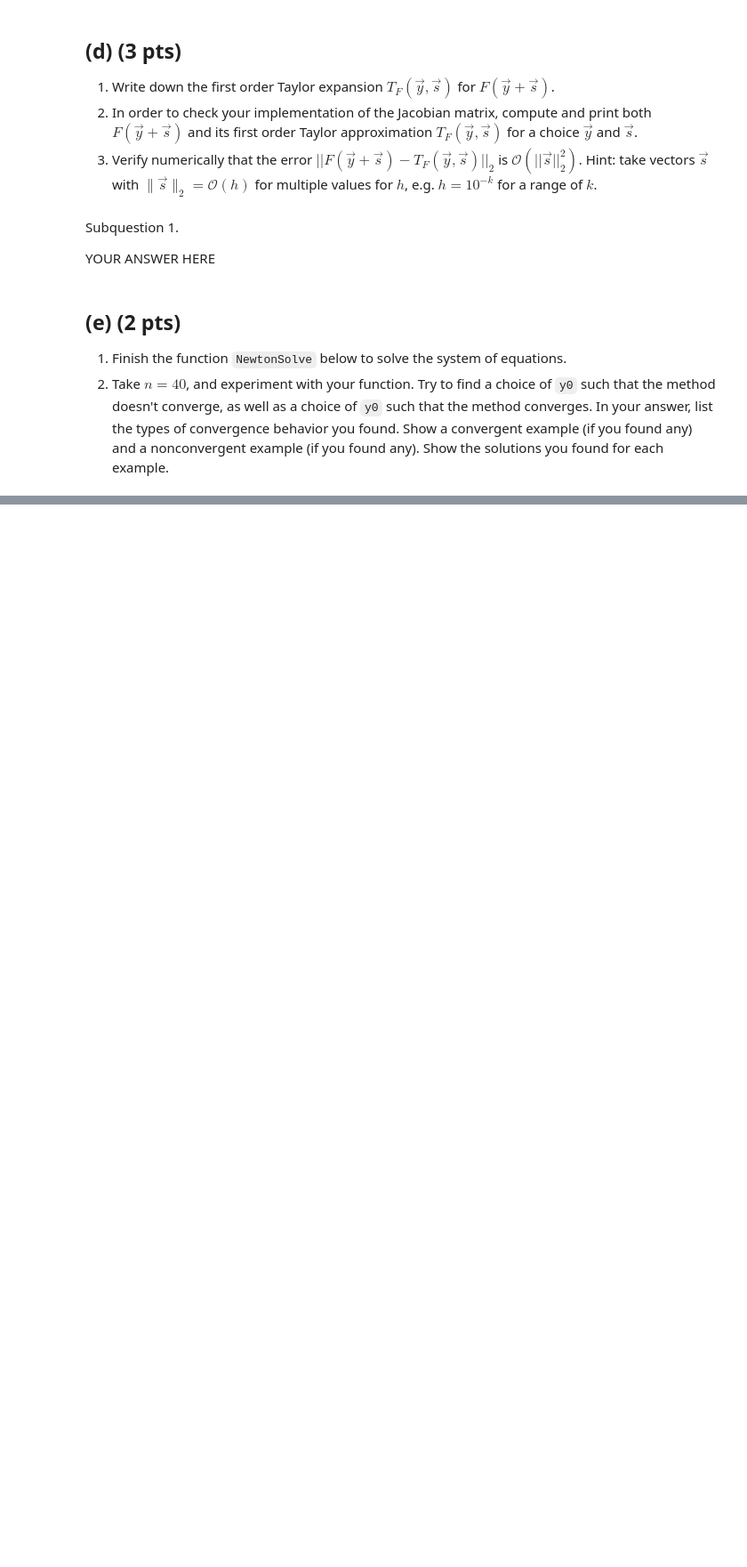
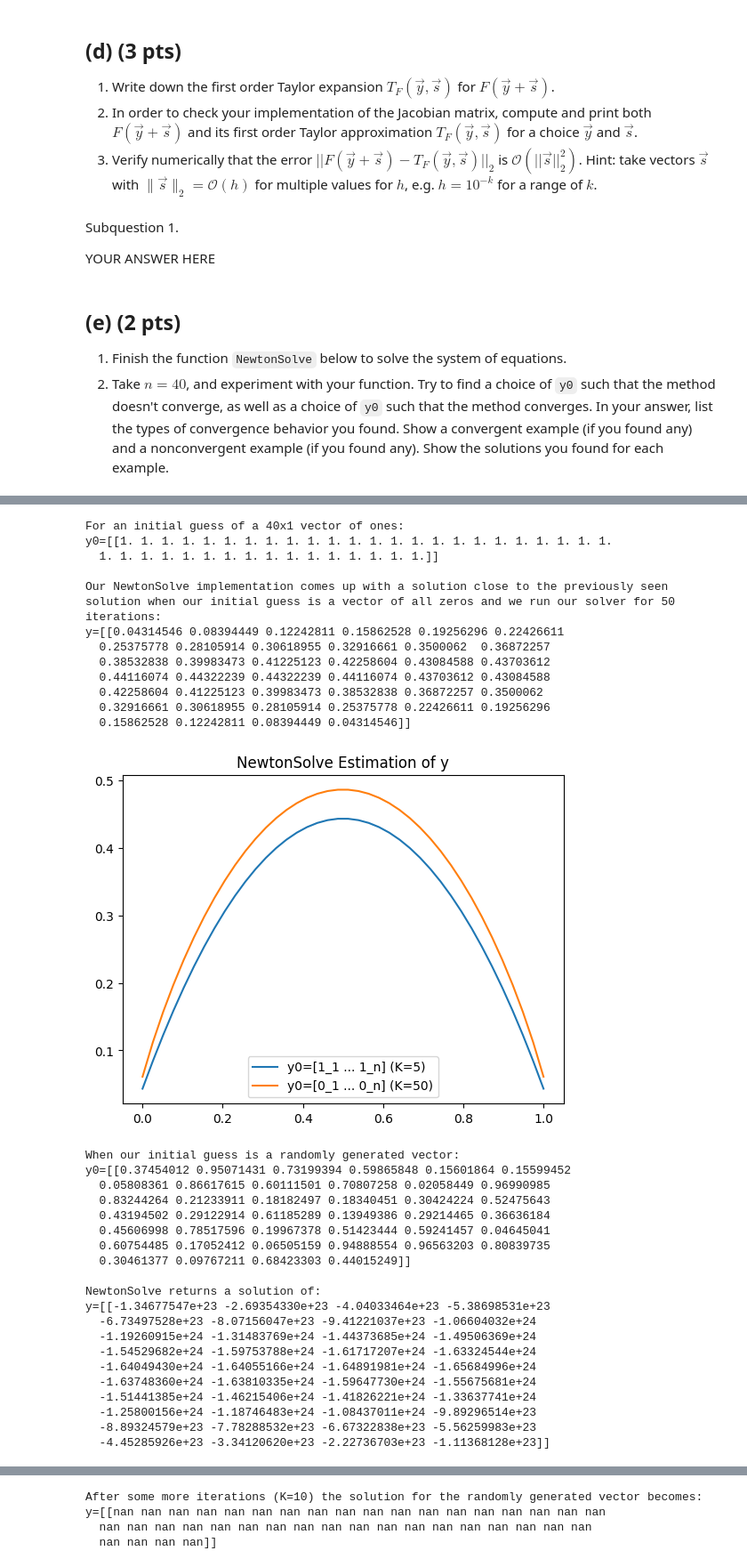
Before and after one commit to aM0NKE/NumericalAlgorithms, a Jupyter notebook: hw4_2022.ipynb, the cells around one changed output, grey strips where cells are left out. Shown at 89% size. Cells and saved outputs as stored; diff of their text form; code cells hidden in the pictures; blank space fills up the shorter version.

```diff
--- a/hw4_2022.ipynb
+++ b/hw4_2022.ipynb
@@ -258,12 +257,11 @@ def JacobianF(y):
             elif i == j + 1:
                 diagonals[1].append(1.0 / h2)
             # if one below diagonal of J (append partial derivative of yi-1)
-            elif j == i + 1:
+            elif i == j - 1:
                 diagonals[2].append(1.0 / h2)
 
     # create sparse (off)diagonal matrix
     JFy = diags(diagonals, [0, 1, -1])
-
     return JFy
 
 print("For y={}\n".format(y.reshape(1,n)))
@@ -325,11 +323,12 @@ def NewtonSolve(y0, K):
 
     return y
 
-n = 10
+n = 40
 y0 = np.zeros([n,1])
 K = 50
 y = NewtonSolve(y0, K)
-print("After {} iterations our NewtonSolve implementation came up with this solution:\n y={}".format(K, y))
-print("\nIf you use our found solution as an input for F(y) you obtain:\n F(y)={}".format(F(y)))
+print("With our initial guess:\ny0={}\n".format(y0.reshape(1,n)))
+print("After {} iterations our NewtonSolve implementation came up with this solution:\ny={}\n".format(K, y.reshape(1,n)))
+print("If you use our found solution as an input for F(y) you obtain:\nF(y)={}\n".format(F(y).reshape(1,n)))
 print("This is close to being a zero-vector, thus we assume our implementation is correct.")
 # %% [output]
@@ -355,0 +352,63 @@ This is close to being a zero-vector, thus we assume our implementation is corre
+# %%
+# Subquestion 2, code part
+n = 40
+K = 5
+
+# initial guess that converges;
+conv_y0 = np.ones([n,1])
+# and one that doesn't
+np.random.seed(42)
+noConv_y0 = np.random.rand(n,1)
+
+results = []
+for y0 in [conv_y0, noConv_y0]:
+    results.append(NewtonSolve(y0, K))
+
+print("For an initial guess of a {}x1 vector of ones: \ny0={}\n".format(n,conv_y0.reshape(1,n)))
+print("Our NewtonSolve implementation comes up with a solution close to the previously seen solution when our initial guess is a vector of all zeros and we run our solver for 50 iterations: \ny={}\n".format(results[0].reshape(1,n)))
+plt.plot(np.linspace(0,1,n), results[0], label="y0=[1_1 ... 1_n] (K=5)")
+plt.plot(np.linspace(0,1,n), y, label="y0=[0_1 ... 0_n] (K=50)")
+plt.title("NewtonSolve Estimation of y")
+plt.legend()
+plt.show()
+print("When our initial guess is a randomly generated vector: \ny0={}\n".format(noConv_y0.reshape(1,n)))
+print("NewtonSolve returns a solution of: \ny={}".format(results[1].reshape(1,n)))
+plt.plot(np.linspace(0,1,n), results[1], label="y0=[rand_1 ... rand_n] (K=5)", c='red')
+plt.title("NewtonSolve Estimation of y")
+plt.legend()
+plt.show()
+print("After some more iterations (K={}) the solution for the randomly generated vector becomes: \ny={}".format(10, NewtonSolve(noConv_y0, 10).reshape(1,n)))
+# %% [output]
+For an initial guess of a 40x1 vector of ones:
+y0=[[1. 1. 1. 1. 1. 1. 1. 1. 1. 1. 1. 1. 1. 1. 1. 1. 1. 1. 1. 1. 1. 1. 1. 1.
+  1. 1. 1. 1. 1. 1. 1. 1. 1. 1. 1. 1. 1. 1. 1. 1.]]
+
+Our NewtonSolve implementation comes up with a solution close to the previously seen solution when our initial guess is a vector of all zeros and we run our solver for 50 iterations:
+y=[[0.04314546 0.08394449 0.12242811 0.15862528 0.19256296 0.22426611
+  0.25375778 0.28105914 0.30618955 0.32916661 0.3500062  0.36872257
+  0.38532838 0.39983473 0.41225123 0.42258604 0.43084588 0.43703612
+  0.44116074 0.44322239 0.44322239 0.44116074 0.43703612 0.43084588
+  0.42258604 0.41225123 0.39983473 0.38532838 0.36872257 0.3500062
+  0.32916661 0.30618955 0.28105914 0.25375778 0.22426611 0.19256296
+  0.15862528 0.12242811 0.08394449 0.04314546]]
+[figure, added]
+When our initial guess is a randomly generated vector:
+y0=[[0.37454012 0.95071431 0.73199394 0.59865848 0.15601864 0.15599452
+  0.05808361 0.86617615 0.60111501 0.70807258 0.02058449 0.96990985
+  0.83244264 0.21233911 0.18182497 0.18340451 0.30424224 0.52475643
+  0.43194502 0.29122914 0.61185289 0.13949386 0.29214465 0.36636184
+  0.45606998 0.78517596 0.19967378 0.51423444 0.59241457 0.04645041
+  0.60754485 0.17052412 0.06505159 0.94888554 0.96563203 0.80839735
+  0.30461377 0.09767211 0.68423303 0.44015249]]
+
+NewtonSolve returns a solution of:
+y=[[-1.34677547e+23 -2.69354330e+23 -4.04033464e+23 -5.38698531e+23
+  -6.73497528e+23 -8.07156047e+23 -9.41221037e+23 -1.06604032e+24
+  -1.19260915e+24 -1.31483769e+24 -1.44373685e+24 -1.49506369e+24
+  -1.54529682e+24 -1.59753788e+24 -1.61717207e+24 -1.63324544e+24
+  -1.64049430e+24 -1.64055166e+24 -1.64891981e+24 -1.65684996e+24
+  -1.63748360e+24 -1.63810335e+24 -1.59647730e+24 -1.55675681e+24
+  -1.51441385e+24 -1.46215406e+24 -1.41826221e+24 -1.33637741e+24
+  -1.25800156e+24 -1.18746483e+24 -1.08437011e+24 -9.89296514e+23
+  -8.89324579e+23 -7.78288532e+23 -6.67322838e+23 -5.56259983e+23
+  -4.45285926e+23 -3.34120620e+23 -2.22736703e+23 -1.11368128e+23]]
@@ -356 +416,5 @@ This is close to being a zero-vector, thus we assume our implementation is corre
+After some more iterations (K=10) the solution for the randomly generated vector becomes:
+y=[[nan nan nan nan nan nan nan nan nan nan nan nan nan nan nan nan nan nan
+  nan nan nan nan nan nan nan nan nan nan nan nan nan nan nan nan nan nan
+  nan nan nan nan]]
 # %% [markdown]
```
Also changed, not shown: parts of 7 cells of this notebook.
